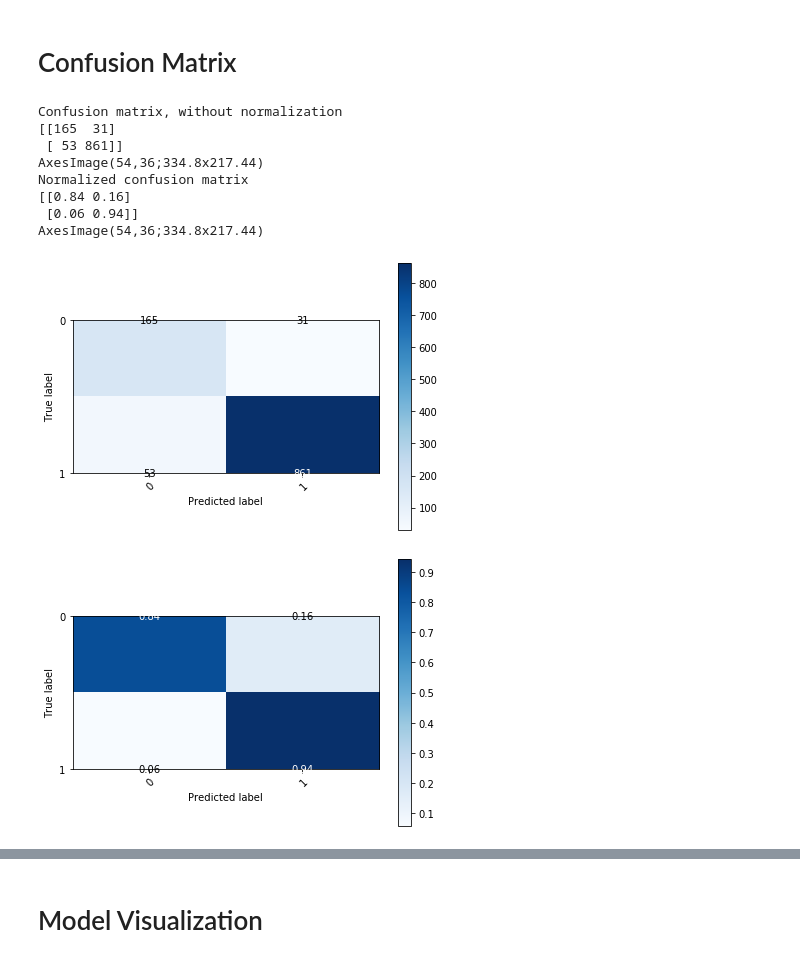
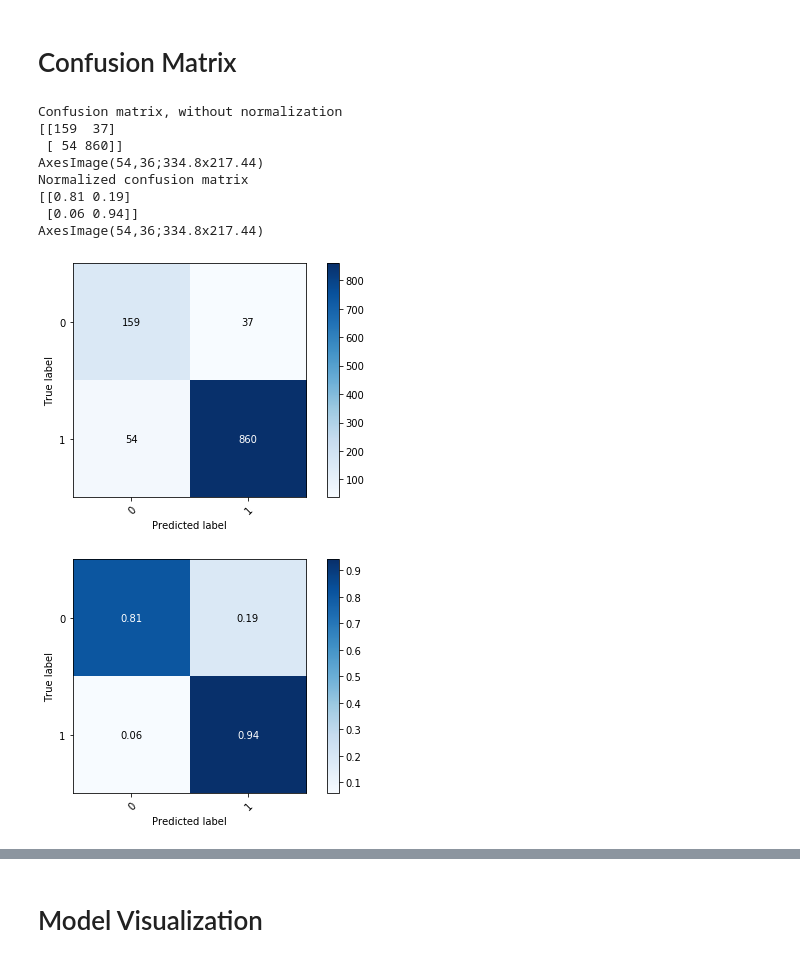
Before and after one commit to JoyeBright/DeepSentiPers, a Jupyter notebook: Binary-Classification/DL_KerasEmb.ipynb, the cells around one changed output, grey strips where cells are left out. Drawn from its saved outputs; the diff is of its cells as text; code cells hidden in the pictures.

Commit message:
Solve confusion matrix figure

```diff
--- a/Binary-Classification/DL_KerasEmb.ipynb
+++ b/Binary-Classification/DL_KerasEmb.ipynb
@@ -460,24 +447,24 @@ class_names = np.array([0, 1])
 np.set_printoptions(precision=2)
 # %%
 # Plot non-normalized confusion matrix
-plot_confusion_matrix(y_test_label, y_pred_blstm, classes=class_names)
+plot_confusion_matrix(y_test[:-1], y_pred_blstm, classes=class_names)
 plt.savefig('cm-blstm.png')
 # Plot normalized confusion matrix
-plot_confusion_matrix(y_test_label, y_pred_blstm, classes=class_names, normalize=True)
+plot_confusion_matrix(y_test[:-1], y_pred_blstm, classes=class_names, normalize=True)
 # Decomment following line if you want to save the figure
 plt.savefig('cm-blstm-normalized.png')
 plt.show()
 # %% [output]
 Confusion matrix, without normalization
-[[165  31]
- [ 53 861]]
+[[159  37]
+ [ 54 860]]
 AxesImage(54,36;334.8x217.44)
 Normalized confusion matrix
-[[0.84 0.16]
+[[0.81 0.19]
  [0.06 0.94]]
 AxesImage(54,36;334.8x217.44)
-[figure, old version]
+[figure, new version]
-[figure, old version]
+[figure, new version]
 # %%
 # Decomment following line if you want to download confusion matrix figure
 # files.download('cm-blstm.png')
```
Also changed, not shown: parts of 13 cells of this notebook.
